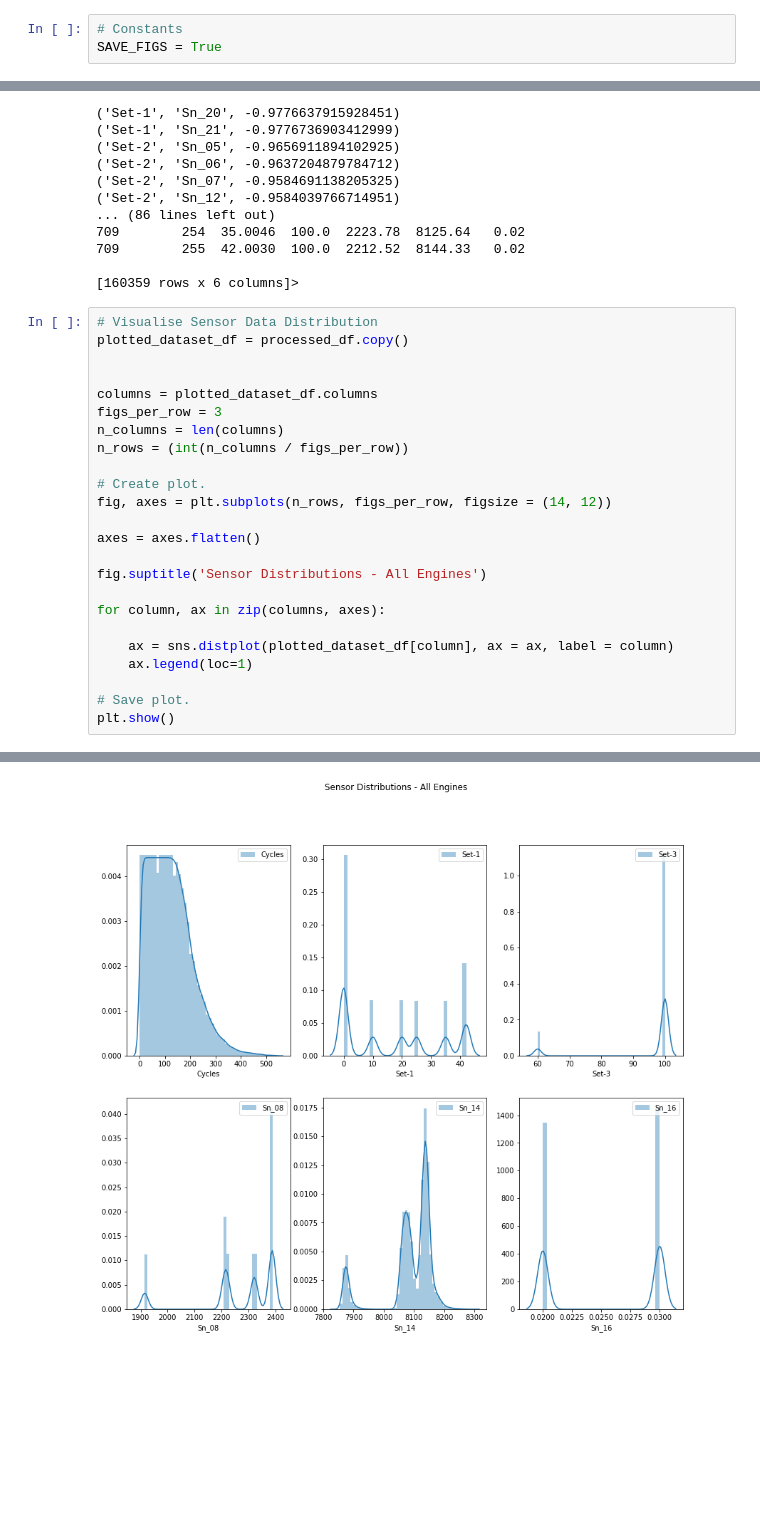
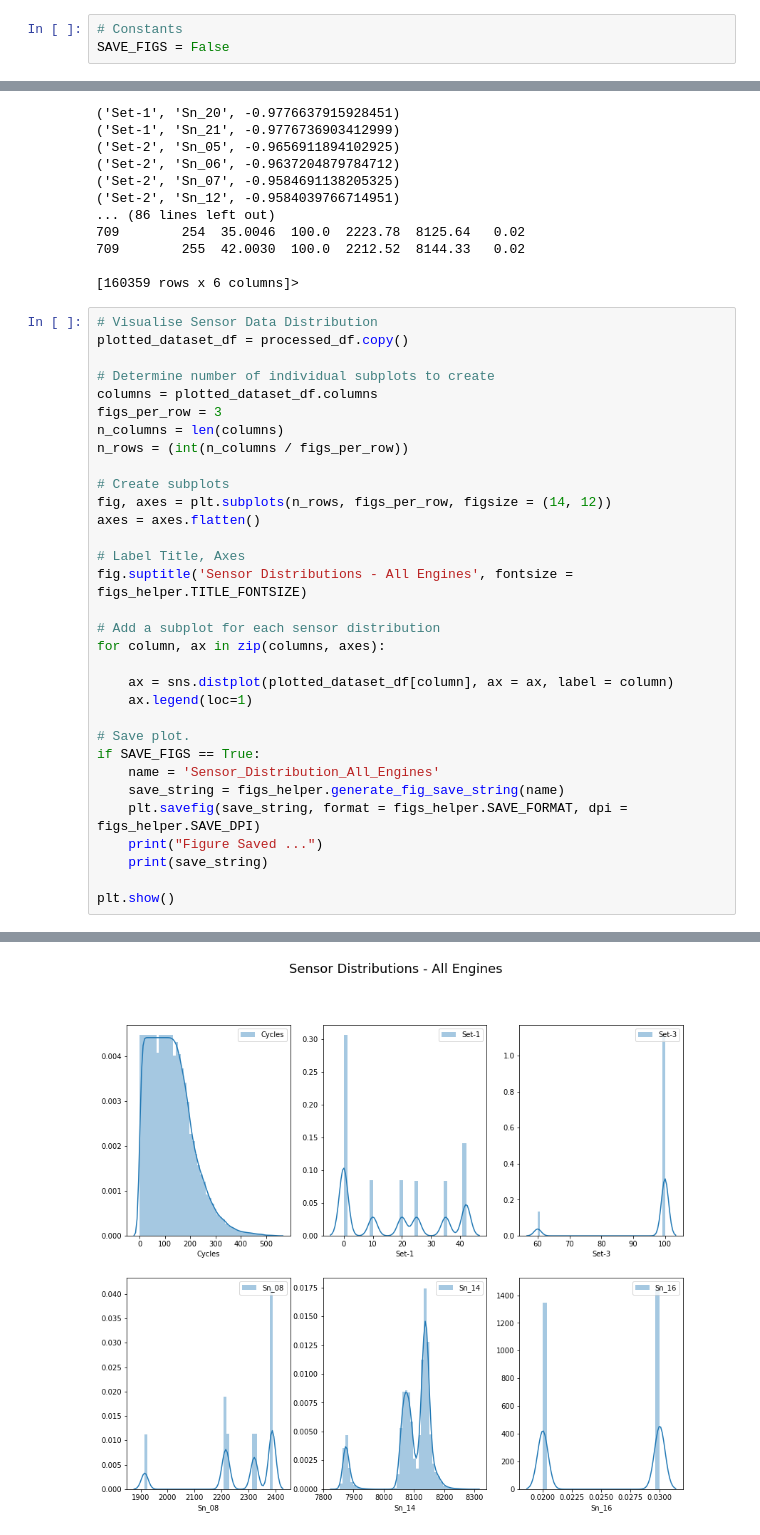
Before and after one commit to CloudforestTechnologies/nasa-turbofan-failure-prediction, a Jupyter notebook: Notebooks/1.0-pm-nasa-turbofan-data-eda.ipynb, the cells around one changed output, grey strips where cells are left out. Saved outputs shown, nothing was run; the diff lists cells and outputs as text; blank space fills up the shorter version.

Commit message:
Visualise sensor figures.

```diff
--- a/Notebooks/1.0-pm-nasa-turbofan-data-eda.ipynb
+++ b/Notebooks/1.0-pm-nasa-turbofan-data-eda.ipynb
@@ -20,7 +20,7 @@ from Source.Features import ntfp_dataset_preprocessing as preprocessing
 from Source.Visualisation import figs_helper
 # %%
 # Constants
-SAVE_FIGS = True
+SAVE_FIGS = False
 # %%
 # Load Dataset
 raw_data_df = ntfp_dataset_import.import_dataset()
@@ -134,24 +134,32 @@ print(processed_df.info)
 # Visualise Sensor Data Distribution
 plotted_dataset_df = processed_df.copy()
 
-
+# Determine number of individual subplots to create
 columns = plotted_dataset_df.columns
 figs_per_row = 3
 n_columns = len(columns)
 n_rows = (int(n_columns / figs_per_row))
 
-# Create plot.
+# Create subplots
 fig, axes = plt.subplots(n_rows, figs_per_row, figsize = (14, 12))
-
 axes = axes.flatten()
 
-fig.suptitle('Sensor Distributions - All Engines')
+# Label Title, Axes
+fig.suptitle('Sensor Distributions - All Engines', fontsize = figs_helper.TITLE_FONTSIZE)
 
+# Add a subplot for each sensor distribution
 for column, ax in zip(columns, axes):
 
     ax = sns.distplot(plotted_dataset_df[column], ax = ax, label = column)
     ax.legend(loc=1)
 
 # Save plot.
+if SAVE_FIGS == True:
+    name = 'Sensor_Distribution_All_Engines'
+    save_string = figs_helper.generate_fig_save_string(name)
+    plt.savefig(save_string, format = figs_helper.SAVE_FORMAT, dpi = figs_helper.SAVE_DPI)
+    print("Figure Saved ...")
+    print(save_string)
+
 plt.show()
 # %% [output]
@@ -158 +168 @@ plt.show()
-[figure, old version]
+[figure, new version]
```
Also changed, not shown: parts of 2 cells of this notebook, 3 other files.
